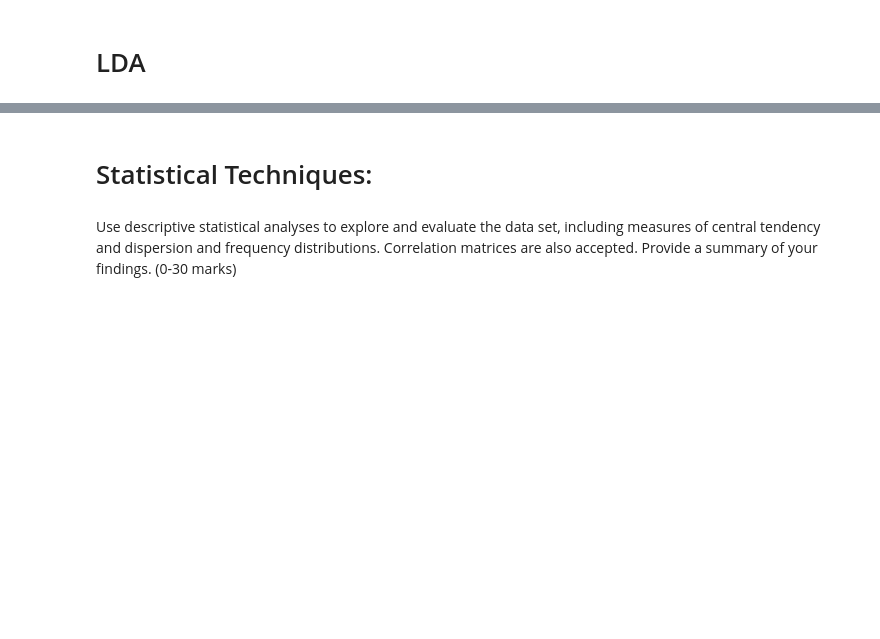
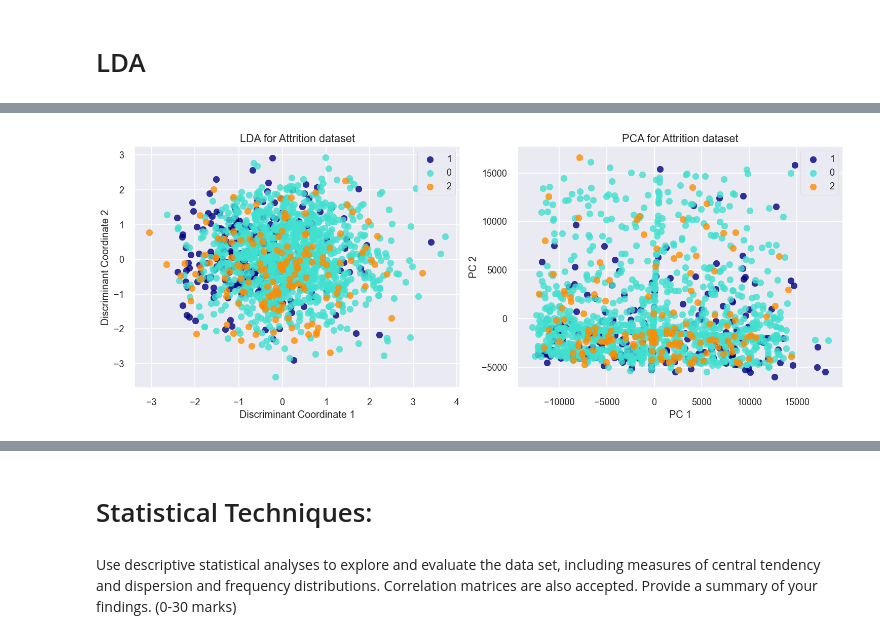
Before and after one commit to Sba23037/CristinaPriolo_Sba23037_Lvl8_CA2_Integrated, a Jupyter notebook: CristinaPriolo_Sba23037_Lvl8_CA2_Integrated.ipynb, the cells around one changed output, grey strips where cells are left out. Cells and saved outputs as stored; diff of their text form; code cells hidden in the pictures; blank space fills up the shorter version.

Commit message:
testing
changed target variable o Attrition testing LDA

```diff
--- a/CristinaPriolo_Sba23037_Lvl8_CA2_Integrated.ipynb
+++ b/CristinaPriolo_Sba23037_Lvl8_CA2_Integrated.ipynb
@@ -300,6 +302,12 @@ num_cn1 = list(le.transform(cn1))
 dataset['EducationField'] = num_cn1
 
 le = LabelEncoder()
+cn1 = list(dataset['JobRole'].values)
+le.fit(list(set(cn1)))
+num_cn1 = list(le.transform(cn1))
+dataset['JobRole'] = num_cn1
+
+le = LabelEncoder()
 cn1 = list(dataset['Department'].values)
 le.fit(list(set(cn1)))
 num_cn1 = list(le.transform(cn1))
@@ -310,12 +318,6 @@ cn1 = list(dataset['Gender'].values)
 le.fit(list(set(cn1)))
 num_cn1 = list(le.transform(cn1))
 dataset['Gender'] = num_cn1
-
-le = LabelEncoder()
-cn3 = list(dataset['JobRole'].values)
-le.fit(list(set(cn3)))
-num_cn3 = list(le.transform(cn3))
-dataset['JobRole'] = num_cn3
 
 le = LabelEncoder()
 cn2 = list(dataset['MaritalStatus'].values)
@@ -362,6 +364,10 @@ dataset['binary_variable']= imputer.fit_transform(dataset[['Gender']])
 from sklearn.impute import SimpleImputer
 imputer= SimpleImputer(strategy='most_frequent')
 dataset['binary_variable']= imputer.fit_transform(dataset[['MaritalStatus']])
+# %%
+from sklearn.impute import SimpleImputer
+imputer= SimpleImputer(strategy='most_frequent')
+dataset['binary_variable']= imputer.fit_transform(dataset[['Attrition']])
 # %%
 dataset.isnull().sum()
 # %% [output]
@@ -735,0 +676,35 @@ edgecolors="b")
+# %%
+import matplotlib.pyplot as plt
+from sklearn.discriminant_analysis import LinearDiscriminantAnalysis
+from sklearn.decomposition import PCA
+
+# Assuming 'dataset' is your DataFrame containing your data
+
+X = dataset.drop('Attrition', axis=1)  # Features
+y = dataset['Attrition']  # Target variable
+
+# Perform LDA and PCA transformation to 2 components
+X_r_lda = LinearDiscriminantAnalysis(n_components=2).fit_transform(X, y)
+X_r_pca = PCA(n_components=2).fit_transform(X)
+
+with plt.style.context('seaborn-talk'):
+    fig, axes = plt.subplots(1, 2, figsize=[15, 6])
+    colors = ['navy', 'turquoise', 'darkorange']  # Assuming three classes
+    for color, target_name in zip(colors, dataset['Attrition'].unique()):
+        axes[0].scatter(X_r_lda[y == target_name, 0], X_r_lda[y == target_name, 1],
+                        alpha=.8, label=target_name, color=color)
+        axes[1].scatter(X_r_pca[y == target_name, 0], X_r_pca[y == target_name, 1],
+                        alpha=.8, label=target_name, color=color)
+    axes[0].set_title('LDA for Attrition dataset')
+    axes[1].set_title('PCA for Attrition dataset')
+    axes[0].set_xlabel('Discriminant Coordinate 1')
+    axes[0].set_ylabel('Discriminant Coordinate 2')
+    axes[1].set_xlabel('PC 1')
+    axes[1].set_ylabel('PC 2')
+    axes[0].legend()
+    axes[1].legend()
+
+plt.tight_layout()
+plt.show()
+# %% [output]
+[figure, added]
```
Also changed, not shown: parts of 52 cells of this notebook.
